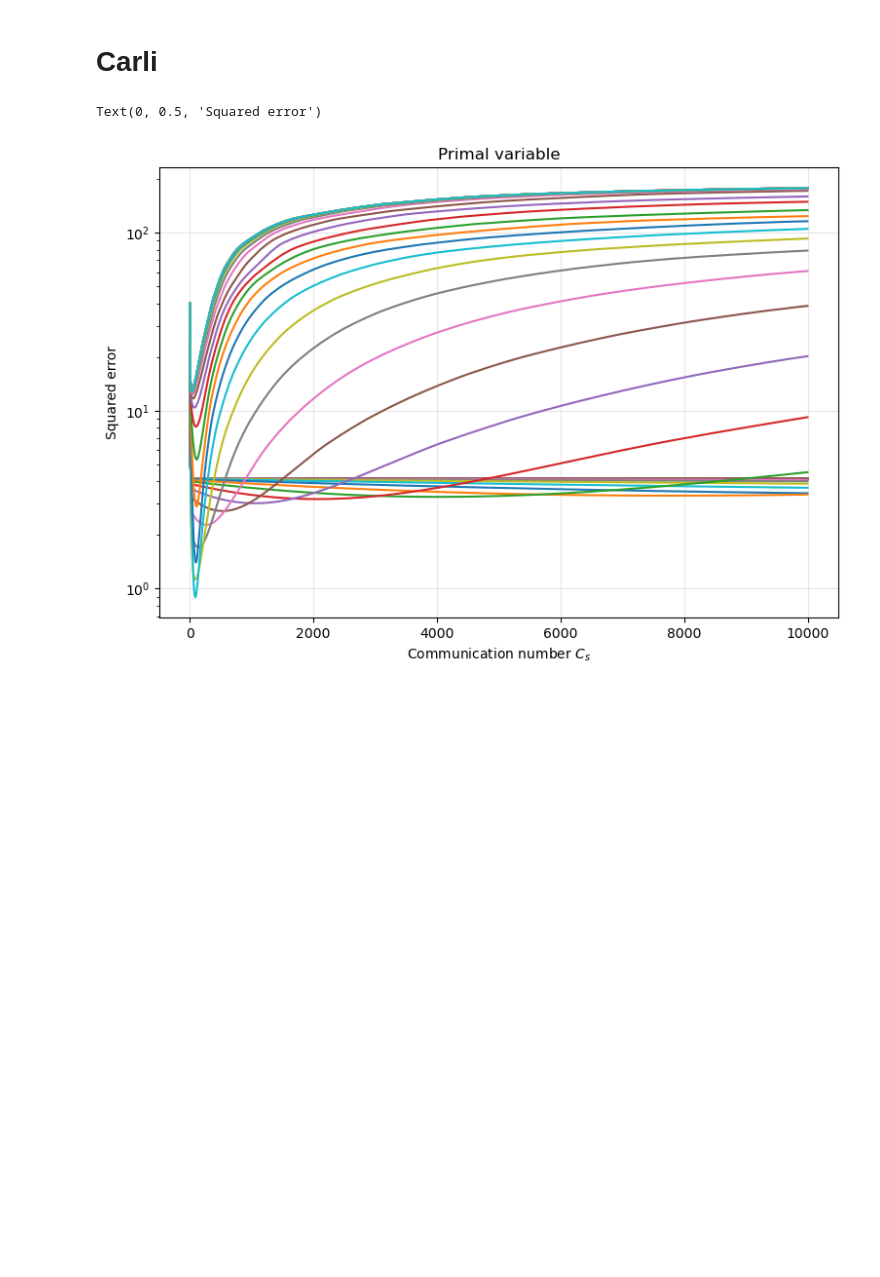
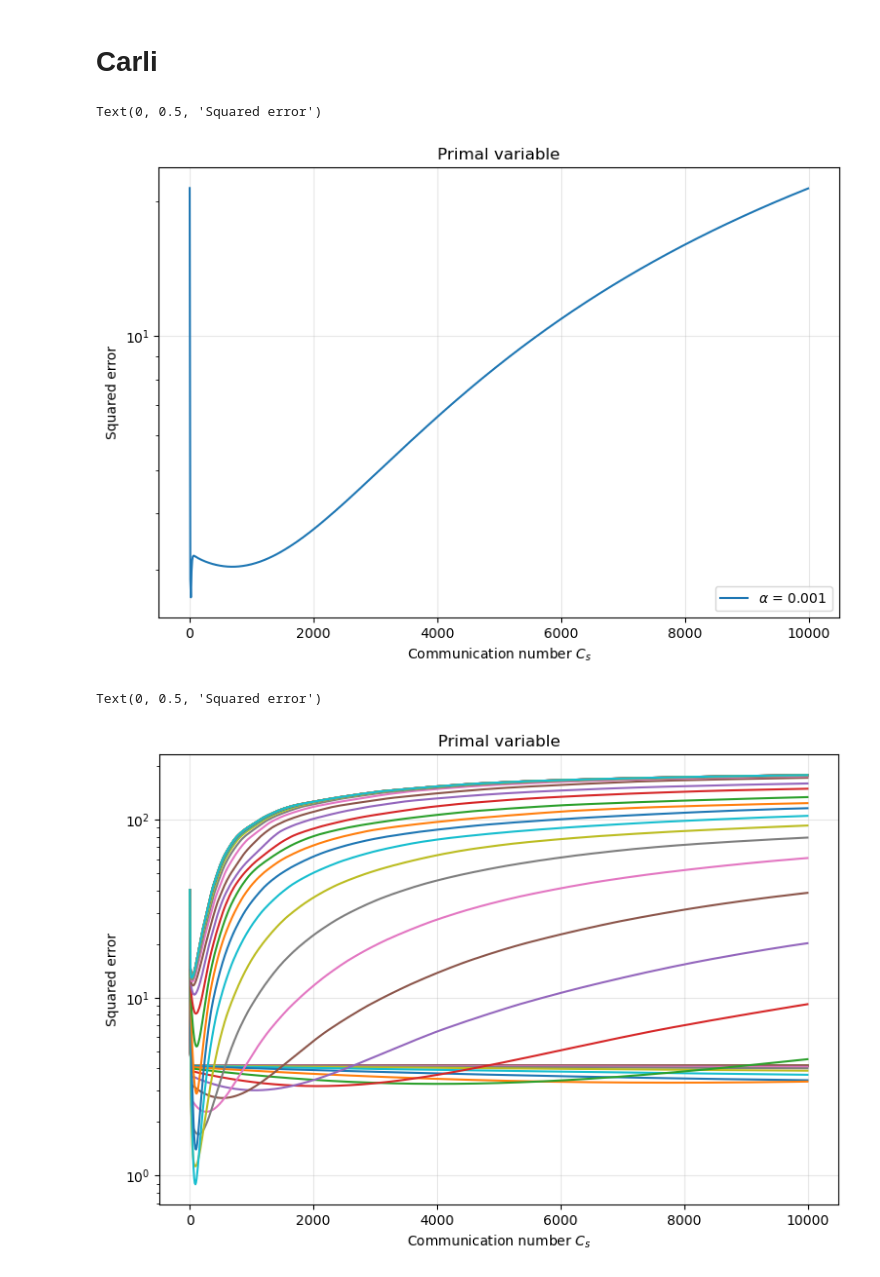
Before and after one commit to kisnikser/Decentralized-Optimization, a Jupyter notebook: comparison.ipynb, the cells around one changed output. Cells and saved outputs as stored; diff of their text form; code cells hidden in the pictures; blank space fills up the shorter version.

```diff
--- a/comparison.ipynb
+++ b/comparison.ipynb
@@ -80,7 +86,8 @@ for k in range(K):
     #ev = np.linalg.eigvals(R_k)
     #eva = [abs(x) for x in ev]
     #print(max(eva) - min(eva))
-    R_k = 1.5 * np.identity(Q_k)
+    #R_k = 1.5 * np.identity(Q_k)
+    R_k = np.diag(np.linspace(1, 5, Q_k))
     R_array.append(R_k)
 
 R_array = np.array(R_array)
@@ -196,12 +215,27 @@ Text(0, 0.5, 'Squared error')
 # %%
 from methods import Carli
 # %%
-carli = Carli(A, R_array, r_array, B_stack_matrix, b_e)
+carli = Carli(model)
 
 carli.get_n_iter(n_iter=1000)
 carli.get_start_point(x0=np.zeros(Q_k * K), l0=np.zeros(K * E))
 
 w_i_ADMM, y_i_ADMM = carli.solve(alpha=1e-3, tau=10)
+# %%
+plt.figure(figsize=(9, 6))
+
+plt.plot(range(0, 10 * w_i_ADMM.shape[0], 10), [np.linalg.norm(w_i_ADMM[k] - w_opt)**2 for k in range(w_i_ADMM.shape[0])], label=f"$\\alpha$ = {1e-3}")
+
+#plt.xlim(0, 500)
+plt.legend()
+plt.grid(alpha = 0.3)
+plt.yscale('log')
+plt.title("Primal variable")
+plt.xlabel("Communication number $C_s$")
+plt.ylabel("Squared error")
+# %% [output]
+Text(0, 0.5, 'Squared error')
+[figure, added]
 # %%
 plt.figure(figsize=(9, 6))
 
```
Also changed, not shown: parts of 13 cells of this notebook, 3 other files.
